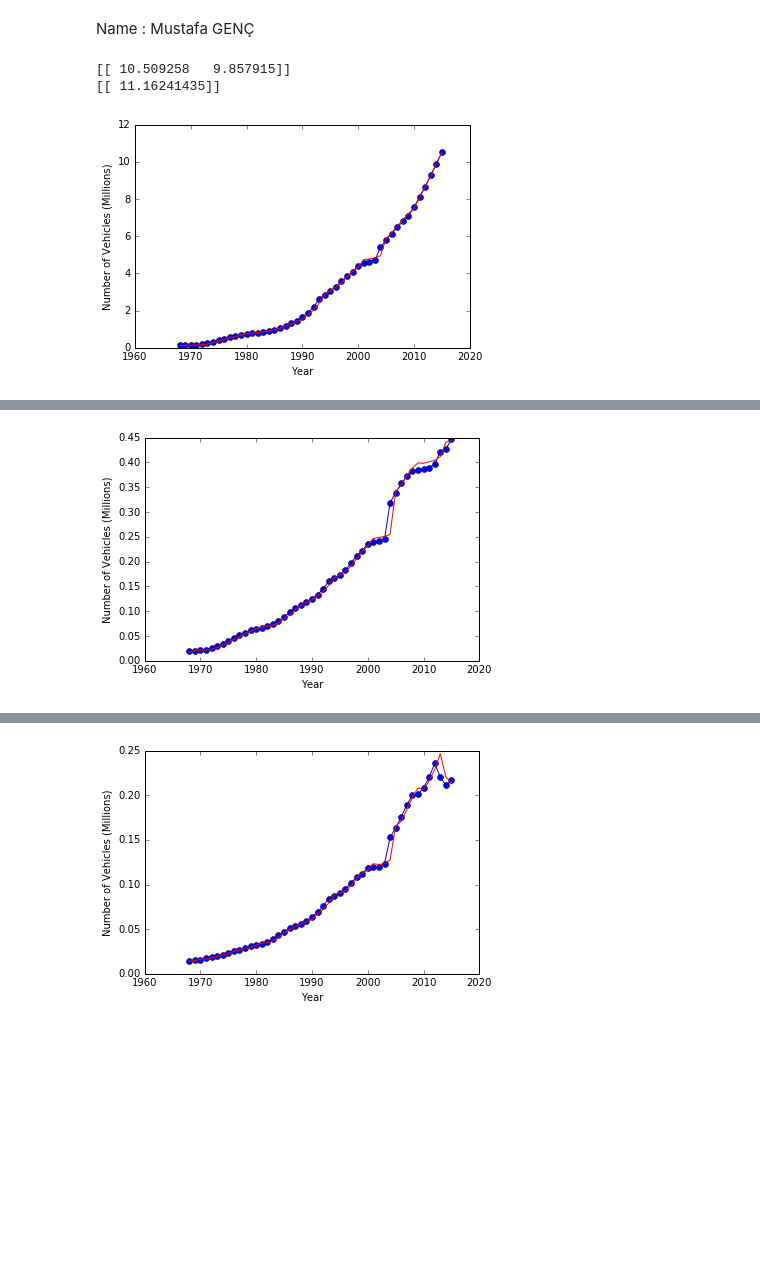
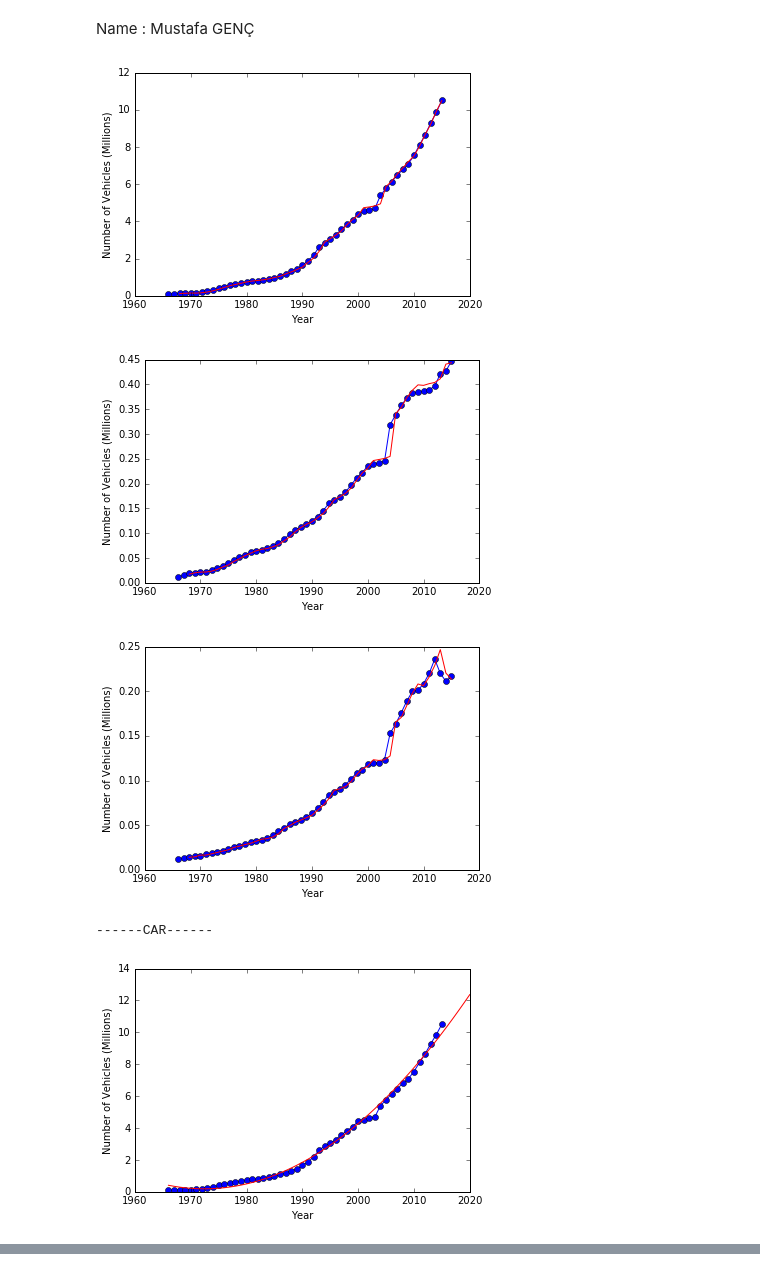
Before and after one commit to Bogazici-SWE546-Spring2016/SWE546_Assignment1, a Jupyter notebook: Assignment1.ipynb, the cells around one changed output, grey strips where cells are left out. Cells and saved outputs as stored; diff of their text form; code cells hidden in the pictures; blank space fills up the shorter version.

Commit message:
Make AR model to work with any given level of previous data

```diff
--- a/Assignment1.ipynb
+++ b/Assignment1.ipynb
@@ -63,52 +63,49 @@ def predict_polynomial(vehicles, years, vehicle_type):
     plt.show()
 
     for i in range(5):
         print vehicle_type + " Prediction %d : %f" % (i + PredictionBaseYear, y_predict[i])
     return
 
 def predict_ar(vehicles, years, vehicle_type):
-    y_down = np.matrix(vehicles[K - 1:-(K - 1)]).T/1000000.0
-    y_down_2 = np.matrix(vehicles[:-K]).T/1000000.0
-    y_up = np.matrix(vehicles[K:]).T/1000000.0
+    y_given = np.matrix(vehicles).T/1000000.0
+    y_actual = np.matrix(vehicles[K:]).T/1000000.0
 
-    A = np.hstack([y_down, y_down_2])
-    AX = np.hstack((np.vstack(y_up[-(i + 1)]) for i in range(K)))
-    print(AX)
+    A = np.hstack([np.matrix(vehicles[(K - i - 1): -(i + 1)]).T/1000000.0 for i in range(K)])
 
-    w_star = (A.T * A).I * A.T * y_up
+    w_star = (A.T * A).I * A.T * y_actual
 
     f = A * w_star
     A_predict = np.hstack((f[-(i + 1)] for i in range(K)))
 
-    print(A_predict * w_star)
-
-    plt.plot(years[K:] + BaseYear, y_up, 'o-')
+    plt.plot(years + BaseYear, y_given, 'o-')
     plt.xlabel("Year")
     plt.ylabel("Number of Vehicles (Millions)")
     plt.plot(years[K:] + BaseYear, f, "r-")
     plt.show()
 
     return
 # create x axis matrix
 x = np.matrix(data_vehicle.Year).T - BaseYear
 A = np.hstack((np.power(x, i) for i in range(K + 1)))
 predict_ar(data_vehicle.Car, x, "CAR")
 predict_ar(data_vehicle.Minibus, x, "MINIBUS")
 predict_ar(data_vehicle.Bus, x, "BUS")
 
 # plot existing data and predict upcoming years
-#predict_polynomial(data_vehicle.Car, x, "CAR")
-#predict_polynomial(data_vehicle.Minibus, x, "MINIBUS")
-#predict_polynomial(data_vehicle.Bus, x, "BUS")
-#predict_polynomial(data_vehicle.SmallTruck, x, "SMALL_TRUCK")
-#predict_polynomial(data_vehicle.Truck, x, "TRUCK")
-#predict_polynomial(data_vehicle.Motorcycle, x, "MOTORCYCLE")
-#predict_polynomial(data_vehicle.SpecialVehicles, x, "SPECIAL_VEHICLES")
+predict_polynomial(data_vehicle.Car, x, "CAR")
+predict_polynomial(data_vehicle.Minibus, x, "MINIBUS")
+predict_polynomial(data_vehicle.Bus, x, "BUS")
+predict_polynomial(data_vehicle.SmallTruck, x, "SMALL_TRUCK")
+predict_polynomial(data_vehicle.Truck, x, "TRUCK")
+predict_polynomial(data_vehicle.Motorcycle, x, "MOTORCYCLE")
+predict_polynomial(data_vehicle.SpecialVehicles, x, "SPECIAL_VEHICLES")
 # no prediction actually, no data after 2004 for machinery
-#predict_polynomial(data_vehicle.Machinery, x, "MACHINERY")
+predict_polynomial(data_vehicle.Machinery, x, "MACHINERY")
 # use data after 13th index since tractor info exists after 1979
-#predict_polynomial(data_vehicle.Tractor[13:], x[13:], "TRACTOR")
+predict_polynomial(data_vehicle.Tractor[13:], x[13:], "TRACTOR")
 # %% [output]
+[figure, new version]
+[figure, new version]
+[figure, new version]
-[[ 10.509258   9.857915]]
-[[ 11.16241435]]
+------CAR------
-[figure, old version]
+[figure, added]
@@ -117 +121,0 @@ predict_ar(data_vehicle.Bus, x, "BUS")
-[figure, old version]
@@ -120 +132,0 @@ predict_ar(data_vehicle.Bus, x, "BUS")
-[figure, old version]
```
Also changed, not shown: parts of 1 cell of this notebook.
